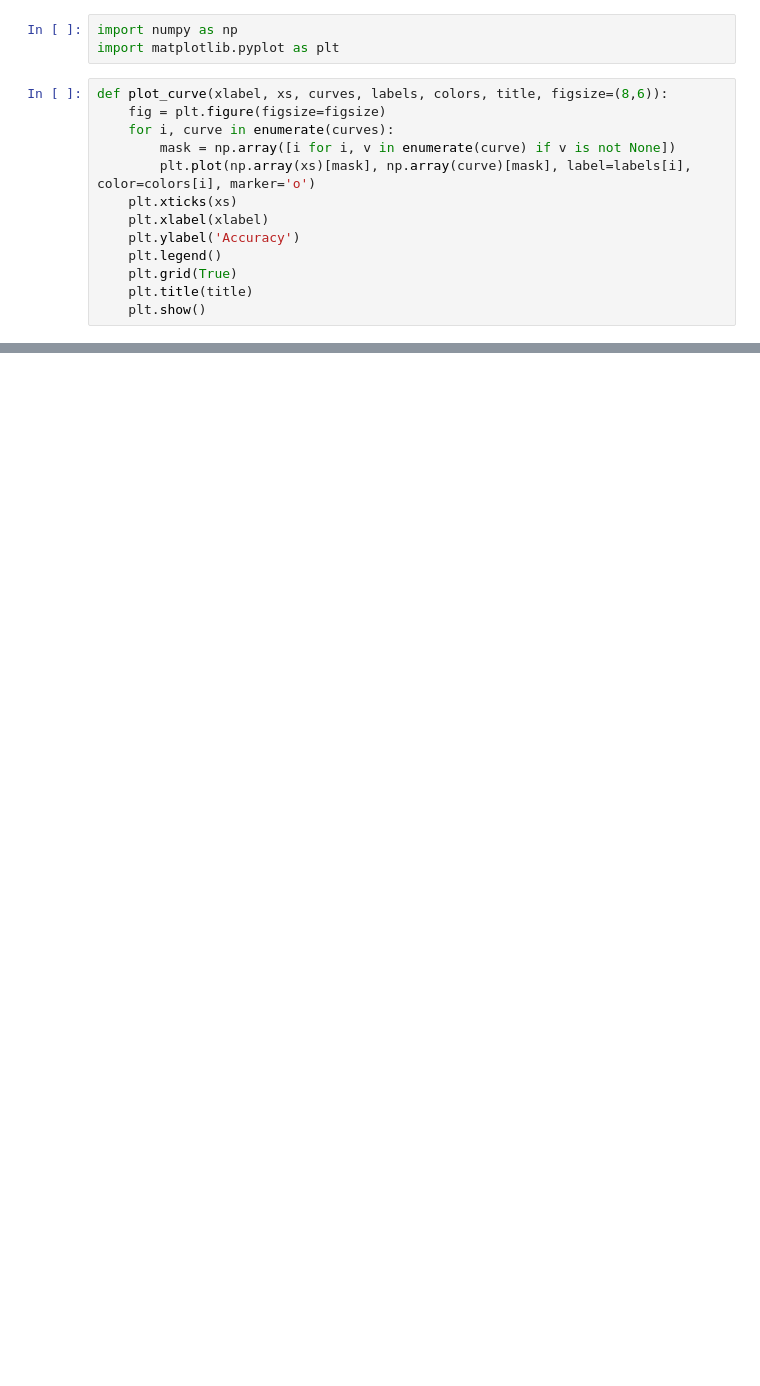
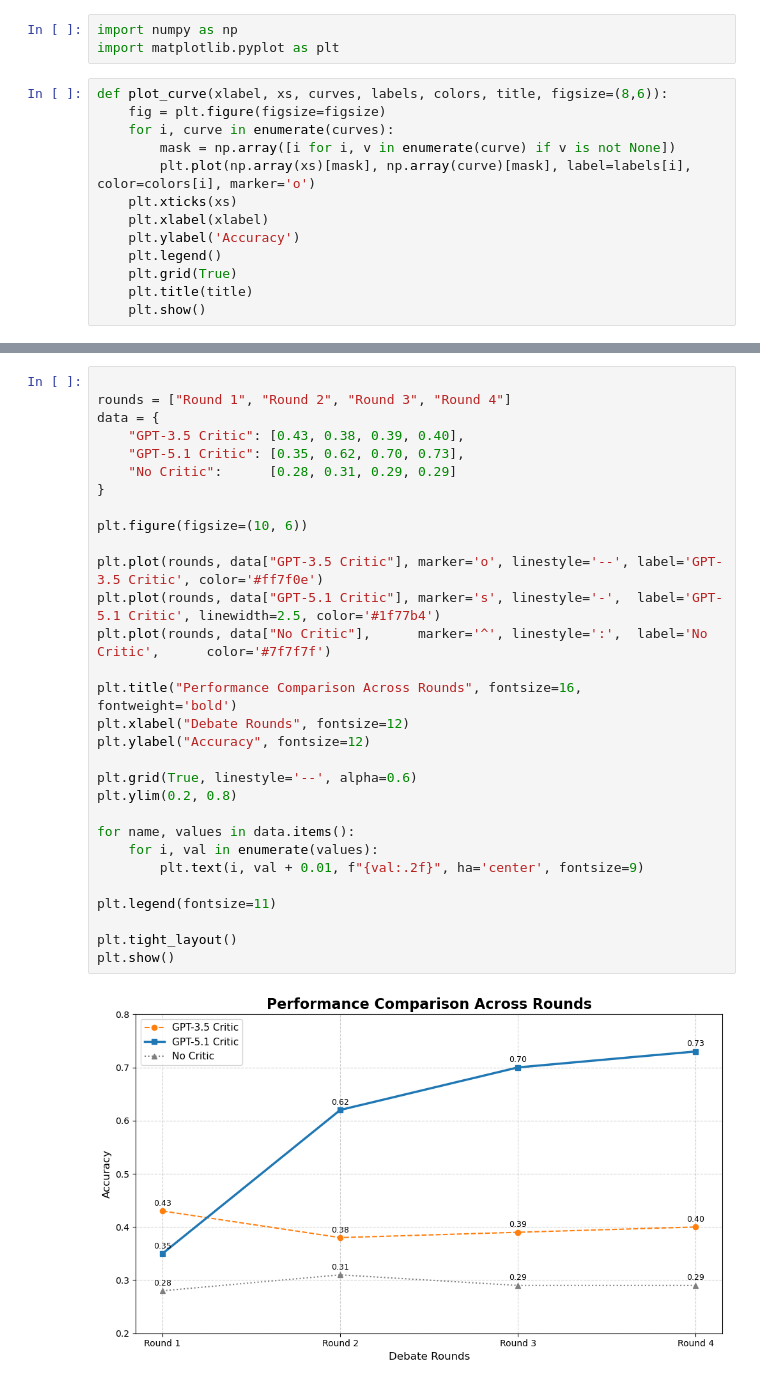
Before and after one commit to nilgeoutim/CS546_MajorityErrorDebate, a Jupyter notebook: gsm/figures.ipynb, the cells around one changed output, grey strips where cells are left out. Drawn from its saved outputs; the diff is of its cells as text; blank space fills up the shorter version.

```diff
--- a/gsm/figures.ipynb
+++ b/gsm/figures.ipynb
@@ -89,3 +89,35 @@ ax.legend(handles=legend_elements, loc="best")
 # %% [output]
 <matplotlib.legend.Legend at 0x...>
 [figure]
+# %%
+
+rounds = ["Round 1", "Round 2", "Round 3", "Round 4"]
+data = {
+    "GPT-3.5 Critic": [0.43, 0.38, 0.39, 0.40],
+    "GPT-5.1 Critic": [0.35, 0.62, 0.70, 0.73],
+    "No Critic":      [0.28, 0.31, 0.29, 0.29]
+}
+
+plt.figure(figsize=(10, 6))
+
+plt.plot(rounds, data["GPT-3.5 Critic"], marker='o', linestyle='--', label='GPT-3.5 Critic', color='#ff7f0e')
+plt.plot(rounds, data["GPT-5.1 Critic"], marker='s', linestyle='-',  label='GPT-5.1 Critic', linewidth=2.5, color='#1f77b4')
+plt.plot(rounds, data["No Critic"],      marker='^', linestyle=':',  label='No Critic',      color='#7f7f7f')
+
+plt.title("Performance Comparison Across Rounds", fontsize=16, fontweight='bold')
+plt.xlabel("Debate Rounds", fontsize=12)
+plt.ylabel("Accuracy", fontsize=12)
+
+plt.grid(True, linestyle='--', alpha=0.6)
+plt.ylim(0.2, 0.8)
+
+for name, values in data.items():
+    for i, val in enumerate(values):
+        plt.text(i, val + 0.01, f"{val:.2f}", ha='center', fontsize=9)
+
+plt.legend(fontsize=11)
+
+plt.tight_layout()
+plt.show()
+# %% [output]
+[figure, added]
```
Also changed, not shown: parts of 2 cells of this notebook, 1 other file.
